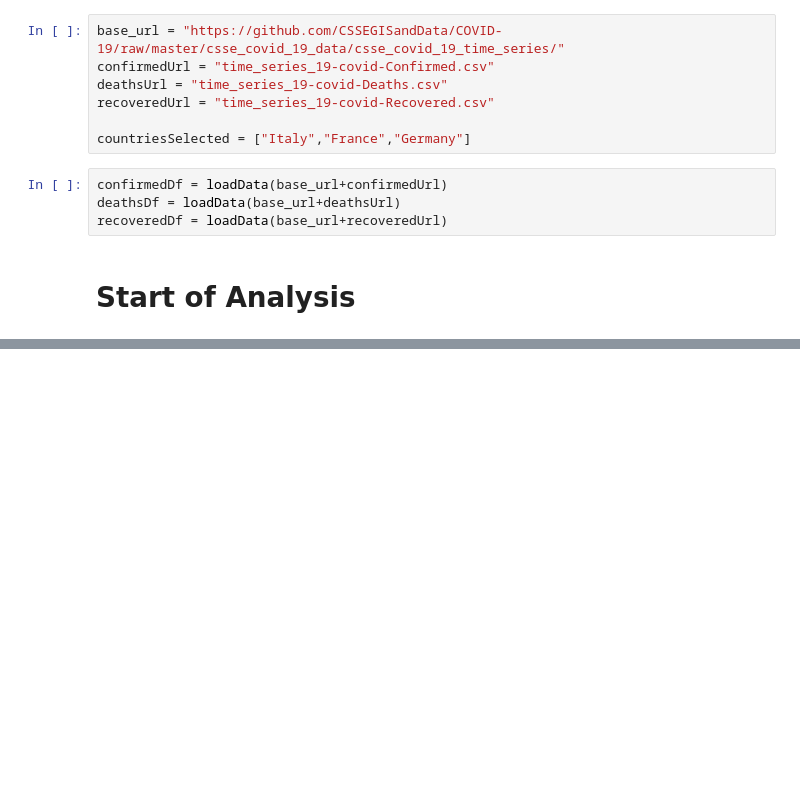
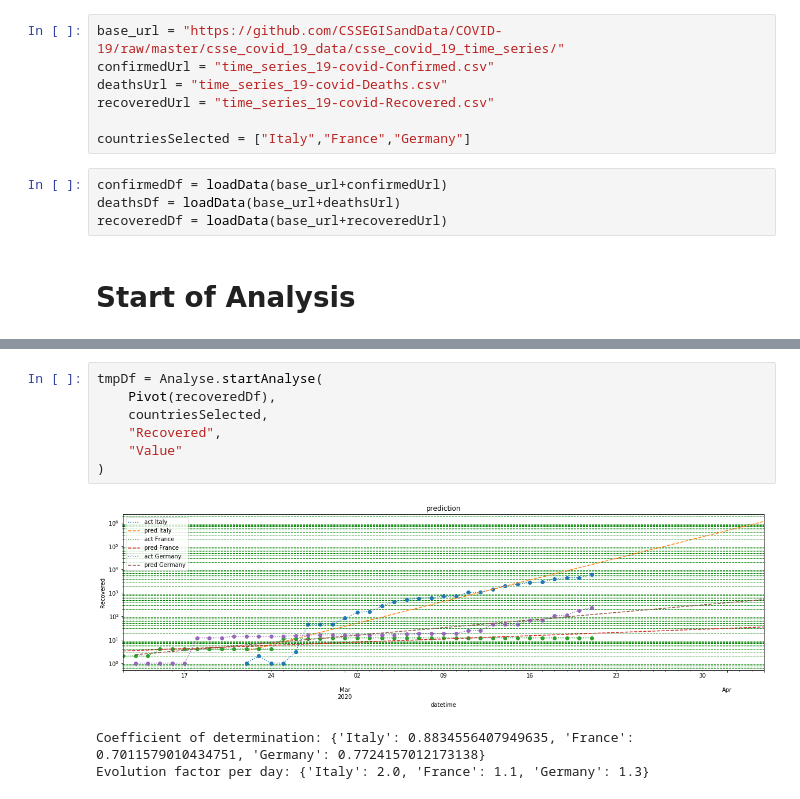
Before and after one commit to r-nyq/hack-corona, a Jupyter notebook: jupyter/First trials with CSSEGISandData.ipynb, the cells around one changed output, grey strips where cells are left out. Drawn from its saved outputs; the diff is of its cells as text; blank space fills up the shorter version.

```diff
--- a/jupyter/First trials with CSSEGISandData.ipynb
+++ b/jupyter/First trials with CSSEGISandData.ipynb
@@ -173 +173,12 @@ Coefficient of determination: {'Italy': 0.882575012676961, 'France': 0.711882990
 Evolution factor per day: {'Italy': 2.0, 'France': 1.1, 'Germany': 1.3}
+# %%
+tmpDf = Analyse.startAnalyse(
+    Pivot(recoveredDf),
+    countriesSelected,
+    "Recovered",
+    "Value"
+)
+# %% [output]
+[figure, added]
+Coefficient of determination: {'Italy': 0.8834556407949635, 'France': 0.7011579010434751, 'Germany': 0.7724157012173138}
+Evolution factor per day: {'Italy': 2.0, 'France': 1.1, 'Germany': 1.3}
```
Also changed, not shown: parts of 1 cell of this notebook, 6 other files.
